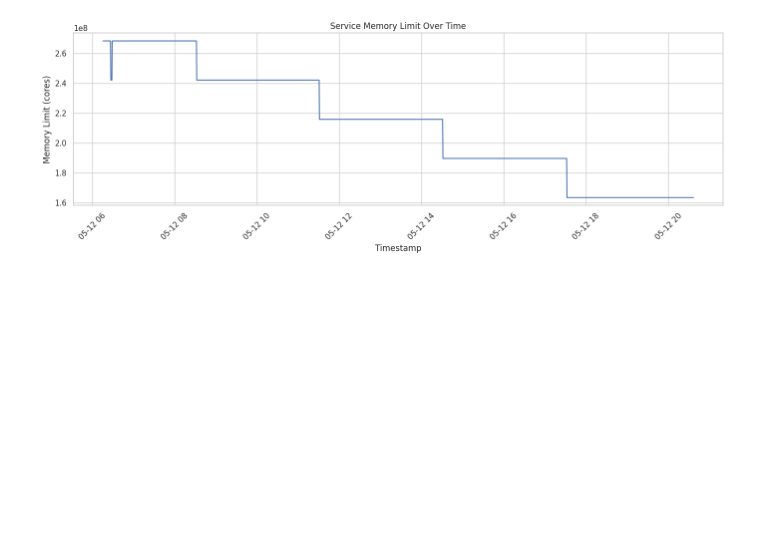
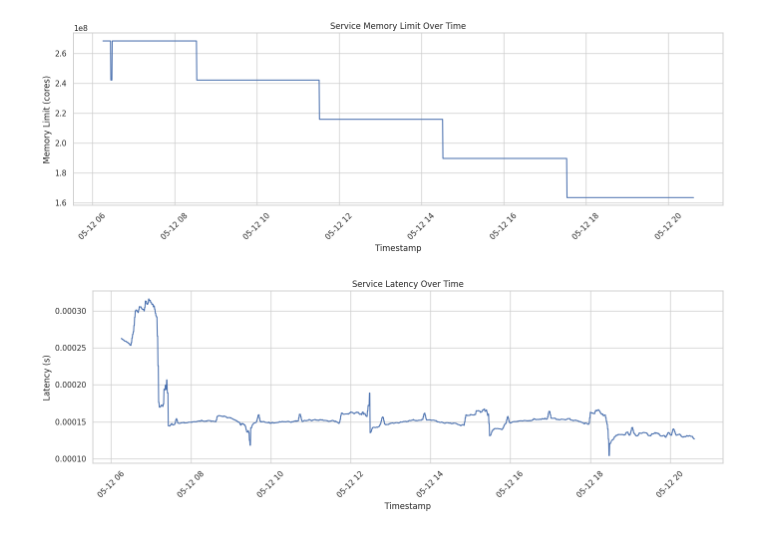
Before and after one commit to cepdnaclk/e19-4yp-AI-Dirven-Latency-Constrained-Resource-Management-In-Kubernetes, a Jupyter notebook: results/service2_memory_limit_reduction.ipynb, the cells around one changed output. Saved outputs shown, nothing was run; the diff lists cells and outputs as text; code cells hidden in the pictures; blank space fills up the shorter version.

Commit message:
Add service 2 latency over time plot

```diff
--- a/results/service2_memory_limit_reduction.ipynb
+++ b/results/service2_memory_limit_reduction.ipynb
@@ -38,3 +38,8 @@ def plot_time_series(x, y, ylabel, title):
 plot_time_series(df['Timestamp'], df['Memory Limit'], 'Memory Limit (cores)', 'Service Memory Limit Over Time')
 # %% [output]
 [figure]
+# %%
+# 1. Latency over time
+plot_time_series(df['Timestamp'], df['Latency'], 'Latency (s)', 'Service Latency Over Time')
+# %% [output]
+[figure, added]
```
